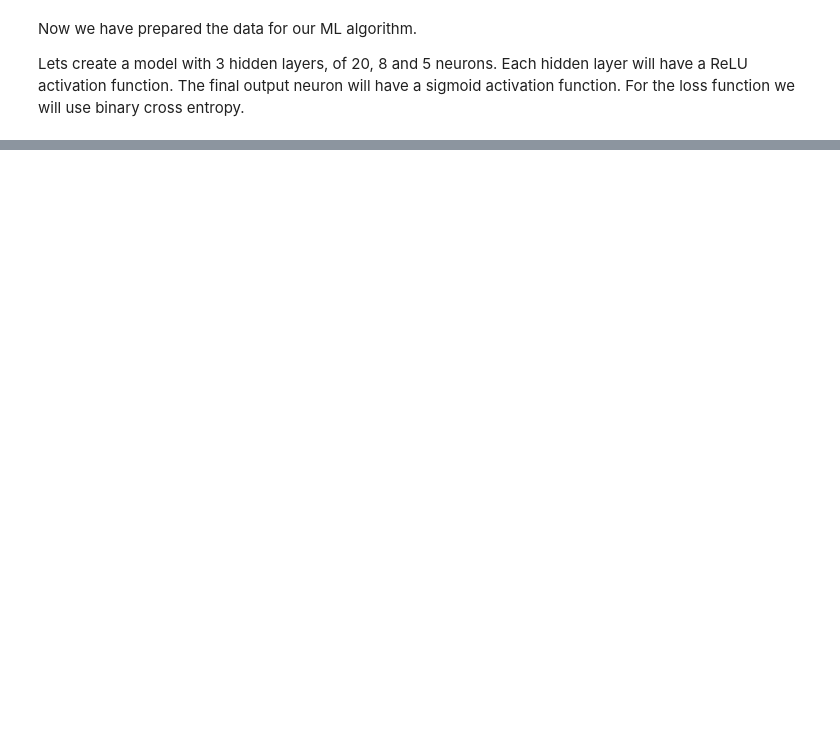
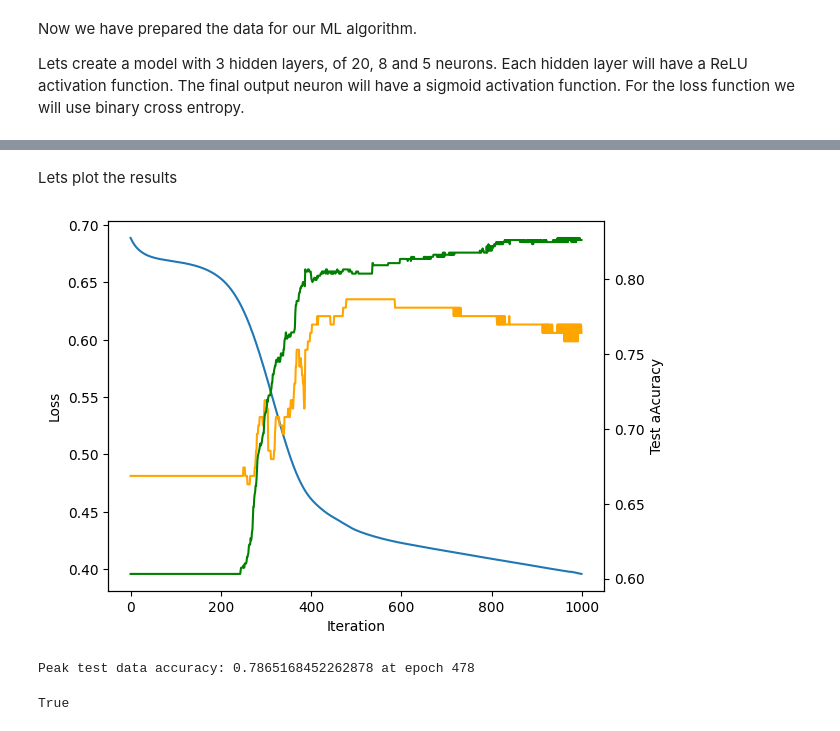
Before and after one commit to NigelBess/Titanic, a Jupyter notebook: attempt0.ipynb, the cells around one changed output, grey strips where cells are left out. Cells and saved outputs as stored; diff of their text form; code cells hidden in the pictures; blank space fills up the shorter version.

Commit message:
got network working with 78% accuracy

```diff
--- a/attempt0.ipynb
+++ b/attempt0.ipynb
@@ -221,3 +310,12 @@ trainDataX.head()
+# %%
+yColName = "Survived"
+Y= trainData[yColName]
+X = trainData.drop(columns=yColName)
+
+
+rows = X.shape[0]
+testRatio = .2
+data = DataSet(X,Y,int(rows*testRatio))
 # %% [markdown]
 Now we have prepared the data for our ML algorithm.
 
@@ -302,0 +427,23 @@ RuntimeError: size mismatch, got input (891), mat (891x17), vec (2)
+# %% [markdown]
+Lets plot the results
+# %%
+fig = plt.figure()
+ax = plt.gca()
+ax.plot(epochs,losses)
+ax2 = ax.twinx()
+ax2.plot(epochs,testAccuracies,color="orange")
+ax2.plot(epochs,trainAccuracies,color="green")
+ax.set_ylabel("Loss")
+ax2.set_ylabel("Test aAcuracy")
+ax.set_xlabel("Iteration")
+plt.show()
+
+maxIndex = np.argmax(testAccuracies)
+print(f"Peak test data accuracy: {testAccuracies[maxIndex]} at epoch {maxIndex}")
+# %% [output]
+[figure, added]
+Peak test data accuracy: 0.7865168452262878 at epoch 478
+# %%
+print(weights.requires_grad)
+# %% [output]
+True
```
Also changed, not shown: parts of 10 cells of this notebook.
